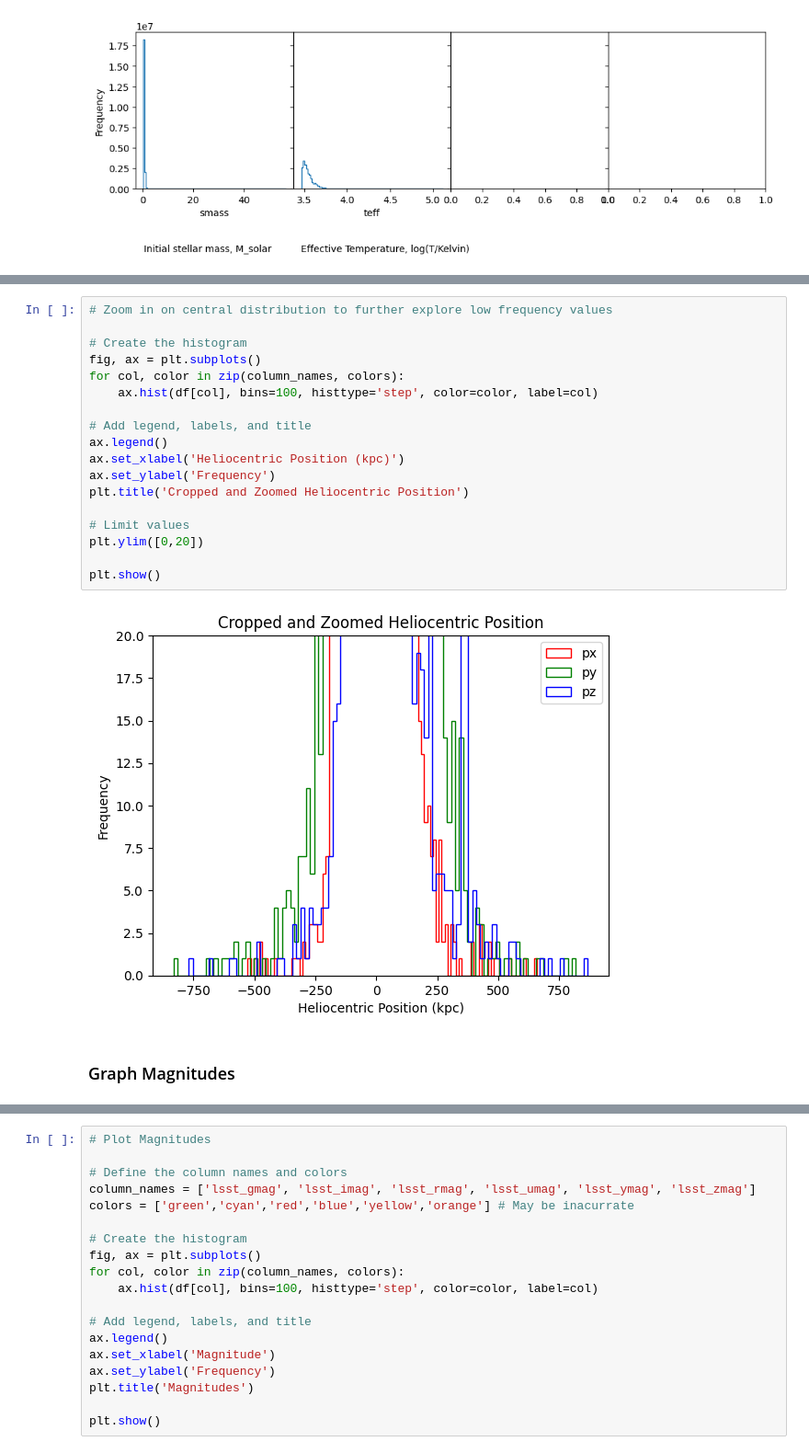
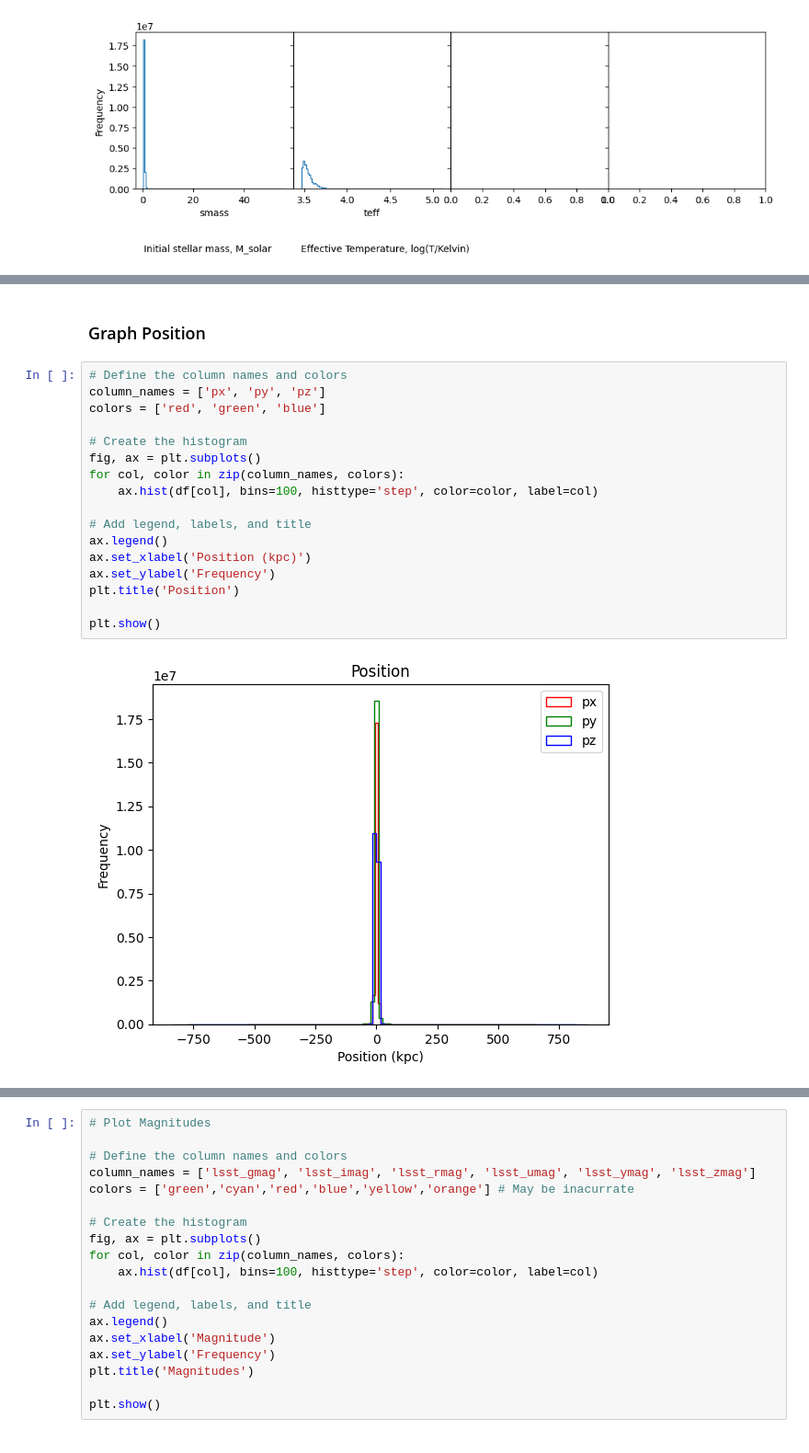
Before and after one commit to aeden2019/ananke_vera_rubin, a Jupyter notebook: vera_rubin.ipynb, the cells around one changed output, grey strips where cells are left out. Shown at 92% size. Drawn from its saved outputs; the diff is of its cells as text.

```diff
--- a/vera_rubin.ipynb
+++ b/vera_rubin.ipynb
@@ -274,22 +253,21 @@ plt.show()
-# %%
-# Zoom in on central distribution to further explore low frequency values
-
-# Create the histogram
-fig, ax = plt.subplots()
-for col, color in zip(column_names, colors):
-    ax.hist(df[col], bins=100, histtype='step', color=color, label=col)
-
-# Add legend, labels, and title
-ax.legend()
-ax.set_xlabel('Heliocentric Position (kpc)')
-ax.set_ylabel('Frequency')
-plt.title('Cropped and Zoomed Heliocentric Position')
-
-# Limit values
-plt.ylim([0,20])
-
-plt.show()
-# %% [output]
-[figure, removed]
-# %% [markdown]
-### Graph Magnitudes
+# %% [markdown]
+### Graph Position
+# %%
+# Define the column names and colors
+column_names = ['px', 'py', 'pz']
+colors = ['red', 'green', 'blue']
+
+# Create the histogram
+fig, ax = plt.subplots()
+for col, color in zip(column_names, colors):
+    ax.hist(df[col], bins=100, histtype='step', color=color, label=col)
+
+# Add legend, labels, and title
+ax.legend()
+ax.set_xlabel('Position (kpc)')
+ax.set_ylabel('Frequency')
+plt.title('Position')
+
+plt.show()
+# %% [output]
+[figure, added]
```
Also changed, not shown: parts of 33 cells of this notebook.
